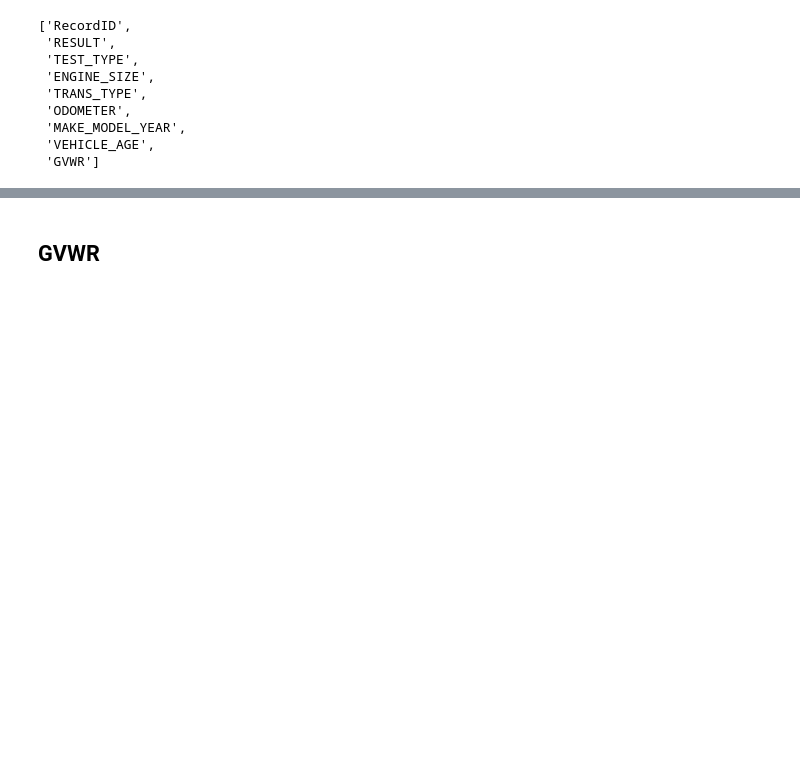
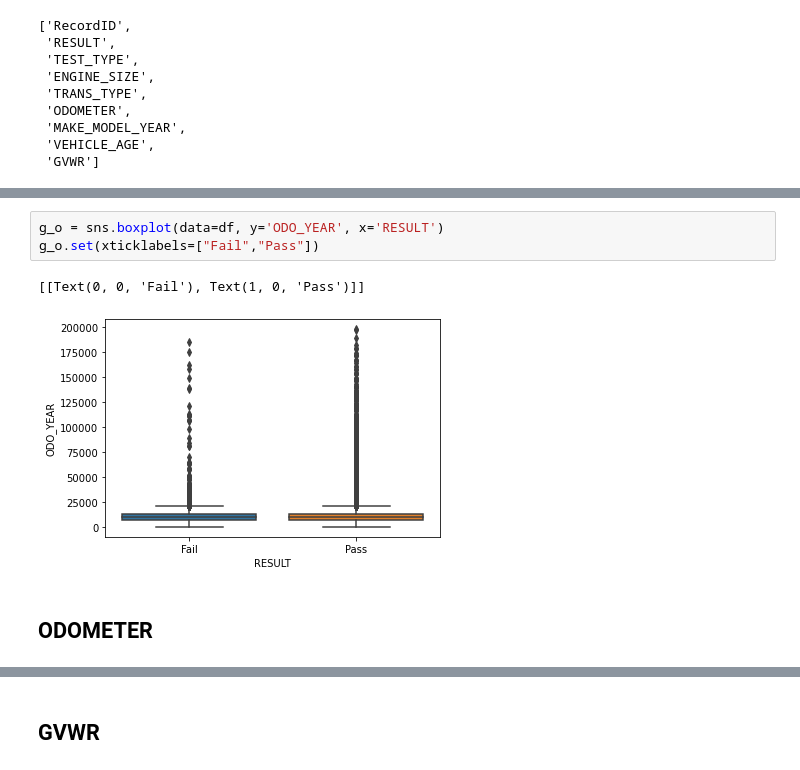
Before and after one commit to hanbo-e/wimlds_emissions, a Jupyter notebook: pres_0506.ipynb, the cells around one changed output, grey strips where cells are left out. Drawn from its saved outputs; the diff is of its cells as text; blank space fills up the shorter version.

```diff
--- a/pres_0506.ipynb
+++ b/pres_0506.ipynb
@@ -88,0 +163,8 @@ list(df.columns)
+# %%
+g_o = sns.boxplot(data=df, y='ODO_YEAR', x='RESULT')
+g_o.set(xticklabels=["Fail","Pass"])
+# %% [output]
+[[Text(0, 0, 'Fail'), Text(1, 0, 'Pass')]]
+[figure, added]
+# %% [markdown]
+## ODOMETER
```
Also changed, not shown: parts of 41 cells of this notebook.
